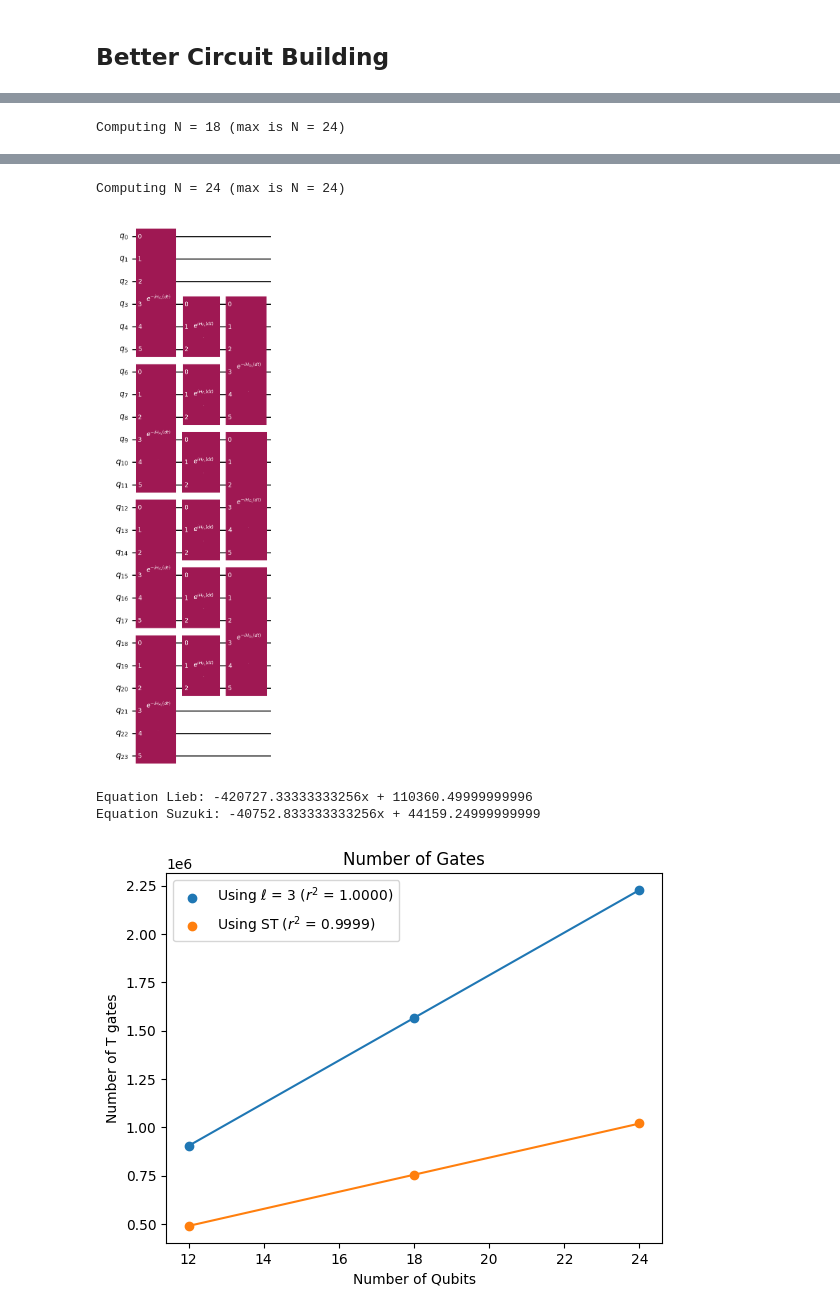
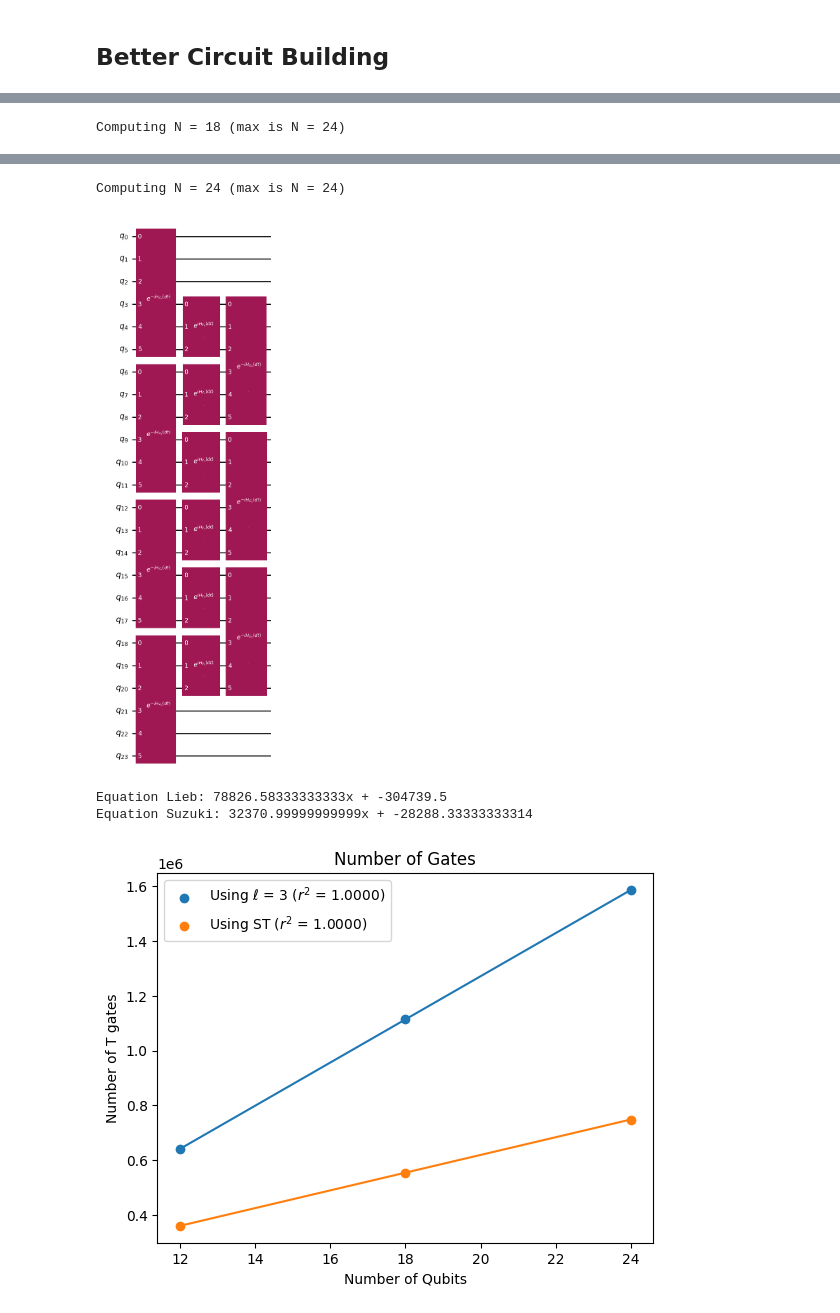
Before and after one commit to guilhermebaos/QUARMEN-Lessons, a Jupyter notebook: Quantum Algorithms/02-Final-Project.ipynb, the cells around one changed output, grey strips where cells are left out. Cells and saved outputs as stored; diff of their text form; code cells hidden in the pictures.

```diff
--- a/Quantum Algorithms/02-Final-Project.ipynb
+++ b/Quantum Algorithms/02-Final-Project.ipynb
@@ -257,7 +257,7 @@ def exact_sim(state: Statevector, N: int, zz: np.ndarray, jj: list[float], dt: f
 
     return tt, ss
 # %%
-def suzuki_sim(state: Statevector, N: int, zz: np.ndarray, jj: list[float], order: int = 2, reps: int = 1, dt: float = 0.1, t: float = 2) -> tuple[list[float], list[Statevector]]:
+def suzuki_sim(state: Statevector, N: int, zz: np.ndarray, jj: list[float], order: int = 2, reps: int = 1, dt: float = 0.1, t: float = 2, circuit: bool = False) -> tuple[list[float], list[Statevector]] | QuantumCircuit:
     """
         Directly simulates the time-evolution using a single evolution operator.
     """
@@ -265,7 +265,7 @@ def suzuki_sim(state: Statevector, N: int, zz: np.ndarray, jj: list[float], orde
     # Build the Hamiltonian
     ham = hamiltonian(N, zz, jj)
 
-    # Get the evolution opeartor
+    # Get the evolution operator
     evo = PauliEvolutionGate(ham, time=dt, label="U", synthesis=SuzukiTrotter(order, reps))
 
     # Number of steps
@@ -279,6 +279,9 @@ def suzuki_sim(state: Statevector, N: int, zz: np.ndarray, jj: list[float], orde
         qc.initialize(state)
         qc.append(evo, range(N))
 
+        if circuit:
+            return qc
+
         # Get the final state
         state = Statevector(qc)
 
@@ -555,12 +553,12 @@ Computing N = 10 (max is N = 10)
 # %%
 # PARAMETERS
 N = 10
-lmin = 1
-lmax = 4
+lmin = 3
+lmax = 8
 lsample = 6
 
-dt = 0.01
-t = 0.01
+dt = 1e-5
+t = 1e-5
 
 # Coupling
 jj = [0.25, 0.25, 0.25]
@@ -679,7 +677,7 @@ def qc_tgates(qc: QuantumCircuit) -> int:
     basis = ["h", "s", "sdg", "t", "tdg", "cx"]
 
     # Decomposed circuit
-    qc_decomp = transpile(qc, basis_gates=basis, optimization_level=0)
+    qc_decomp = transpile(qc, basis_gates=basis, optimization_level=2)
 
     # Count gates
     counts = qc_decomp.count_ops()
@@ -846,6 +844,8 @@ def lieb_qc2(N: int, zz: np.ndarray, jj: list[float], ell: int, order: int = 2,
 # PARAMETERS
 ell = 3
 Nstep = 3
+
+dt = 0.1
 
 order = 2
 reps = 1
@@ -876,7 +876,7 @@ for N in nn:
     state = Statevector.from_label("".join(state_str))
 
     # Get Lieb circuit
-    qc_l = lieb_qc2(N, zz, jj, ell, order=2, reps=1, draw=True)
+    qc_l = lieb_qc2(N, zz, jj, ell, order=2, reps=1, dt=dt, draw=True)
 
     # Count number of gates
     gg_lieb += [qc_tgates(qc_l)]
@@ -925,35 +925,35 @@ reg_lieb = b_lieb * nn + a_lieb
 
 # Linear regression 2
 model = LinearRegression()
 model.fit(nn_model, gg_suzuki)
 
 a_suzuki = model.intercept_
 b_suzuki = model.coef_[0]
 r2_suzuki = model.score(nn_model, gg_suzuki)
 
 reg_suzuki = b_suzuki * nn + a_suzuki
 
 
-print(f"Equation Lieb: {a_lieb}x + {b_lieb}")
-print(f"Equation Suzuki: {a_suzuki}x + {b_suzuki}")
+print(f"Equation Lieb: {b_lieb}x + {a_lieb}")
+print(f"Equation Suzuki: {b_suzuki}x + {a_suzuki}")
 
 # Plot
 plt.scatter(nn, gg_lieb, label=f"Using $\\ell$ = {ell} ($r^2$ = {r2_lieb:.4f})")
 plt.scatter(nn, gg_suzuki, label=f"Using ST ($r^2$ = {r2_suzuki:.4f})")
 plt.plot(nn, reg_lieb)
 plt.plot(nn, reg_suzuki)
 plt.title(f"Number of Gates")
 plt.xlabel("Number of Qubits")
 plt.ylabel("Number of T gates")
 plt.legend()
 plt.show()
 # %% [output]
 Computing N = 12 (max is N = 24)
 [figure]
 Computing N = 18 (max is N = 24)
 [figure]
 Computing N = 24 (max is N = 24)
 [figure]
-Equation Lieb: -420727.33333333256x + 110360.49999999996
-Equation Suzuki: -40752.833333333256x + 44159.24999999999
+Equation Lieb: 78826.58333333333x + -304739.5
+Equation Suzuki: 32370.99999999999x + -28288.33333333314
-[figure, old version]
+[figure, new version]
```
Also changed, not shown: parts of 6 cells of this notebook.
